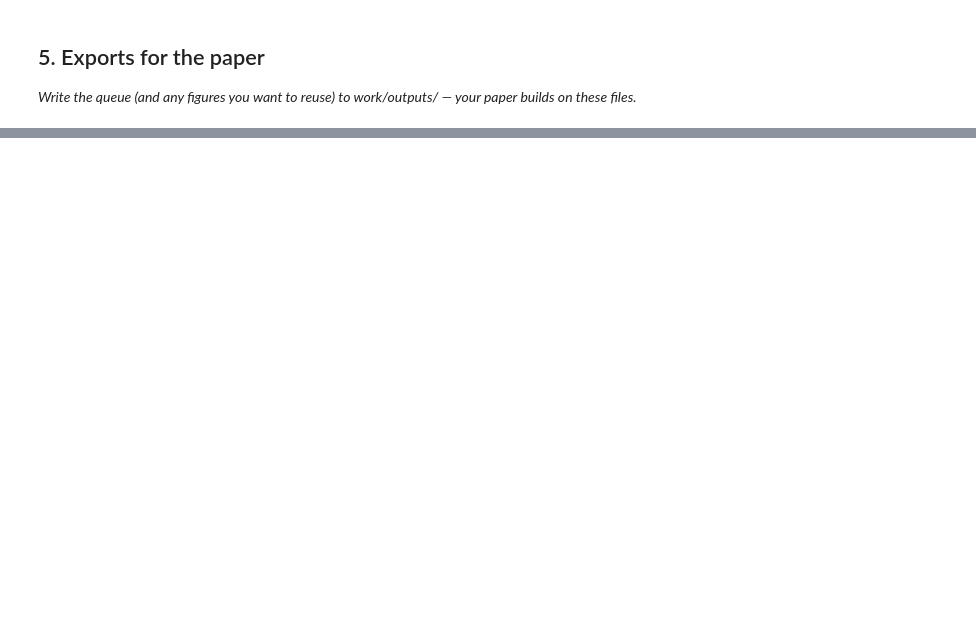
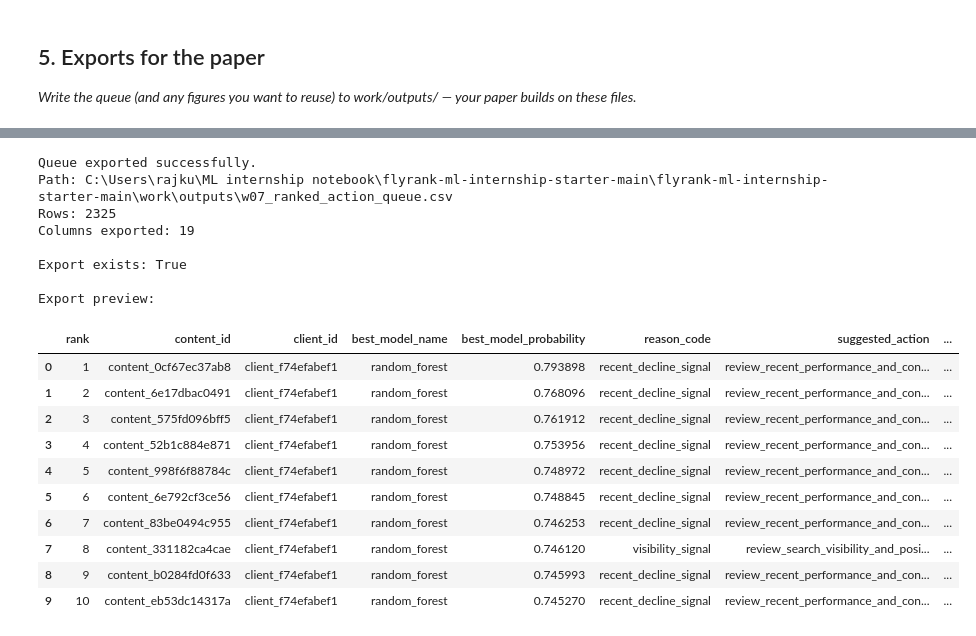
Before and after one commit to Ishwarsolanki-004/ML-internship-with-flyrank-ai, a Jupyter notebook: work/notebooks/w07_action_playbook.ipynb, the cells around one changed output, grey strips where cells are left out. Cells and saved outputs as stored; diff of their text form; code cells hidden in the pictures; blank space fills up the shorter version.

```diff
--- a/work/notebooks/w07_action_playbook.ipynb
+++ b/work/notebooks/w07_action_playbook.ipynb
@@ -44,3 +748,78 @@ This skeleton is yours to fill. Work the sections **in order** — each one has
+# %%
+# Section 5: Export the ranked queue for the paper
+
+outputs_dir = os.path.join(PROJECT_ROOT, "work", "outputs")
+os.makedirs(outputs_dir, exist_ok=True)
+
+queue_output_path = os.path.join(
+    outputs_dir,
+    "w07_ranked_action_queue.csv"
+)
+
+# Select the fields needed by the paper.
+export_columns = [
+    "rank",
+    "content_id",
+    "client_id",
+    "best_model_name",
+    "best_model_probability",
+    "reason_code",
+    "suggested_action",
+    "impression_change_pct",
+    "impressions_last_30d",
+    "impressions_prev_30d",
+    "clicks_last_30d",
+    "clicks_prev_30d",
+    "sessions_last_30d",
+    "sessions_prev_30d",
+    "content_age_days",
+    "days_since_last_update",
+    "avg_position",
+    "position_tier",
+    "freshness_tier",
+]
+
+export_columns = [
+    c for c in export_columns
+    if c in ranked_queue.columns
+]
+
+ranked_queue[export_columns].to_csv(
+    queue_output_path,
+    index=False
+)
+
+print("Queue exported successfully.")
+print("Path:", queue_output_path)
+print("Rows:", len(ranked_queue))
+print("Columns exported:", len(export_columns))
+
+print("\nExport exists:", os.path.exists(queue_output_path))
+
+print("\nExport preview:")
+display(
+    pd.read_csv(queue_output_path).head(10)
+)
+# %% [output]
+Queue exported successfully.
+Path: C:\Users\rajku\ML internship notebook\flyrank-ml-internship-starter-main\flyrank-ml-internship-starter-main\work\outputs\w07_ranked_action_queue.csv
+Rows: 2325
+Columns exported: 19
+
+Export exists: True
+
+Export preview:
+|  | rank | content_id | client_id | best_model_name | best_model_probability | reason_code | suggested_action | ... |
+| 0 | 1 | content_0cf67ec37ab8 | client_f74efabef1 | random_forest | 0.793898 | recent_decline_signal | review_recent_performance_and_con... | ... |
+| 1 | 2 | content_6e17dbac0491 | client_f74efabef1 | random_forest | 0.768096 | recent_decline_signal | review_recent_performance_and_con... | ... |
+| 2 | 3 | content_575fd096bff5 | client_f74efabef1 | random_forest | 0.761912 | recent_decline_signal | review_recent_performance_and_con... | ... |
+| 3 | 4 | content_52b1c884e871 | client_f74efabef1 | random_forest | 0.753956 | recent_decline_signal | review_recent_performance_and_con... | ... |
+| 4 | 5 | content_998f6f88784c | client_f74efabef1 | random_forest | 0.748972 | recent_decline_signal | review_recent_performance_and_con... | ... |
+| 5 | 6 | content_6e792cf3ce56 | client_f74efabef1 | random_forest | 0.748845 | recent_decline_signal | review_recent_performance_and_con... | ... |
+| 6 | 7 | content_83be0494c955 | client_f74efabef1 | random_forest | 0.746253 | recent_decline_signal | review_recent_performance_and_con... | ... |
+| 7 | 8 | content_331182ca4cae | client_f74efabef1 | random_forest | 0.746120 | visibility_signal | review_search_visibility_and_posi... | ... |
+| 8 | 9 | content_b0284fd0f633 | client_f74efabef1 | random_forest | 0.745993 | recent_decline_signal | review_recent_performance_and_con... | ... |
+| 9 | 10 | content_eb53dc14317a | client_f74efabef1 | random_forest | 0.745270 | recent_decline_signal | review_recent_performance_and_con... | ... |
 # %% [markdown]
 ## Self-check
 
```
Also changed, not shown: parts of 21 cells of this notebook.
